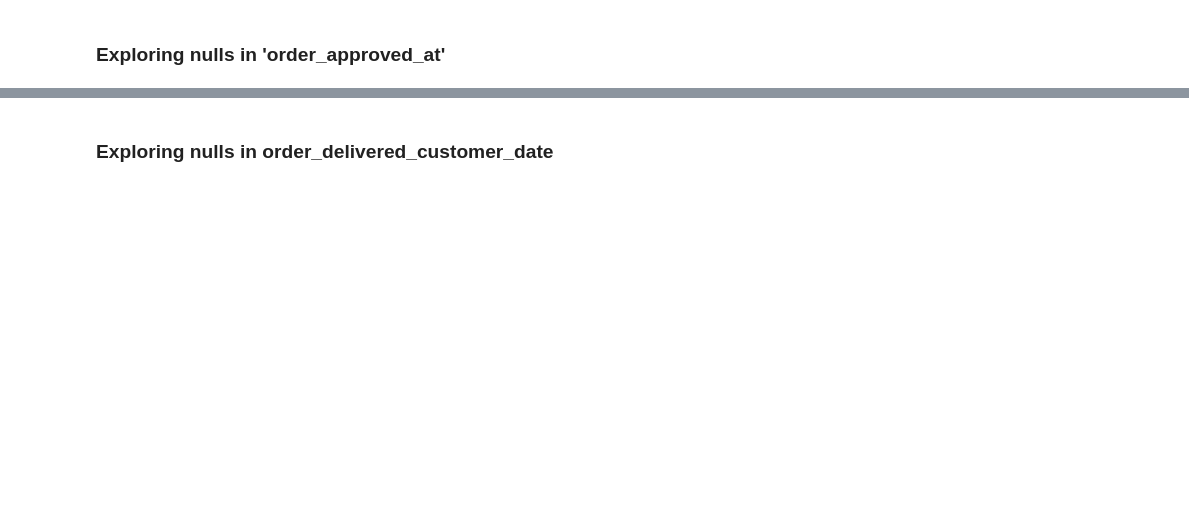
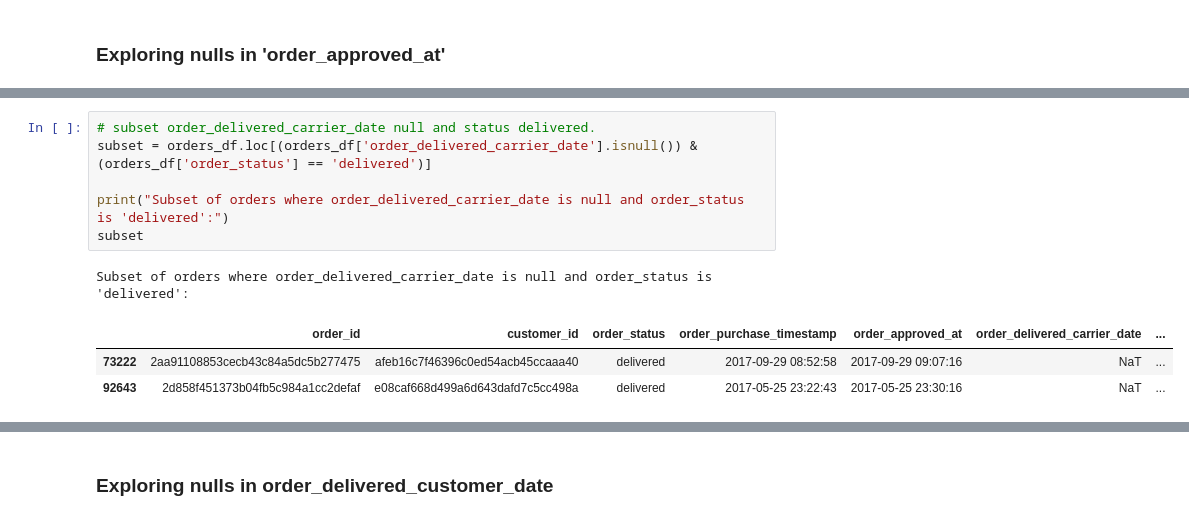
Before and after one commit to HassanHosain/tp_final_proj, a Jupyter notebook: orders.ipynb, the cells around one changed output, grey strips where cells are left out. Saved outputs shown, nothing was run; the diff lists cells and outputs as text; blank space fills up the shorter version.

```diff
--- a/orders.ipynb
+++ b/orders.ipynb
@@ -180,0 +293,11 @@ Name: count, dtype: int64
+# %%
+# subset order_delivered_carrier_date null and status delivered.
+subset = orders_df.loc[(orders_df['order_delivered_carrier_date'].isnull()) & (orders_df['order_status'] == 'delivered')]
+
+print("Subset of orders where order_delivered_carrier_date is null and order_status is 'delivered':")
+subset
+# %% [output]
+Subset of orders where order_delivered_carrier_date is null and order_status is 'delivered':
+|  | order_id | customer_id | order_status | order_purchase_timestamp | order_approved_at | order_delivered_carrier_date | ... |
+| 73222 | 2aa91108853cecb43c84a5dc5b277475 | afeb16c7f46396c0ed54acb45ccaaa40 | delivered | 2017-09-29 08:52:58 | 2017-09-29 09:07:16 | NaT | ... |
+| 92643 | 2d858f451373b04fb5c984a1cc2defaf | e08caf668d499a6d643dafd7c5cc498a | delivered | 2017-05-25 23:22:43 | 2017-05-25 23:30:16 | NaT | ... |
```
Also changed, not shown: parts of 54 cells of this notebook, 1 other file.
